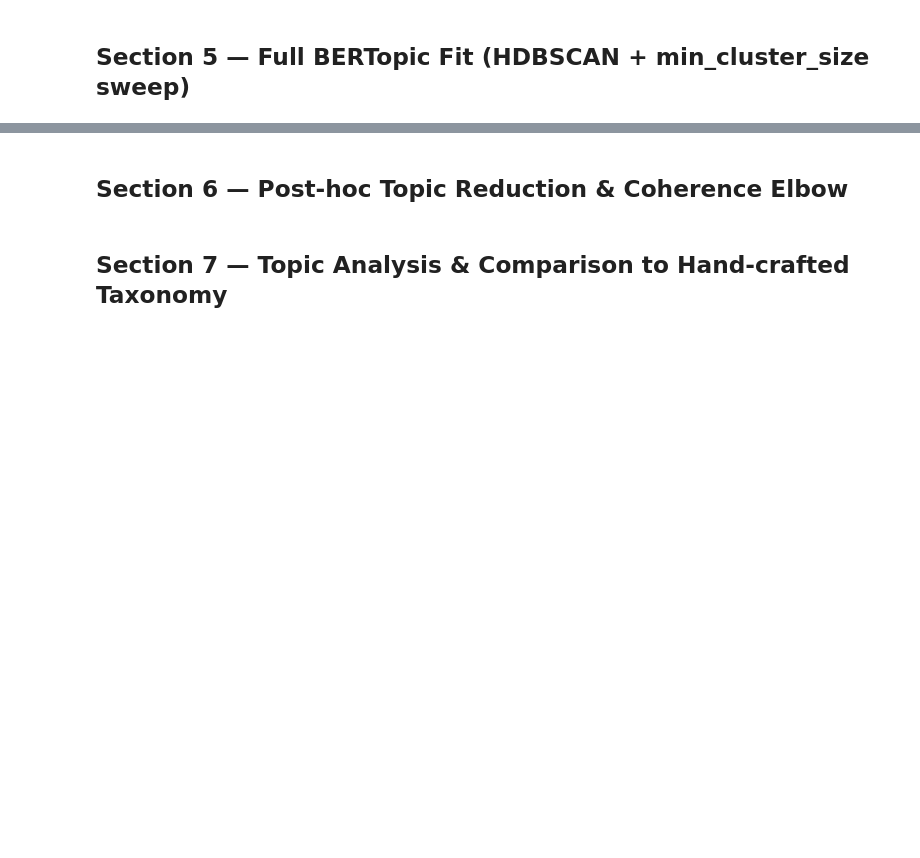
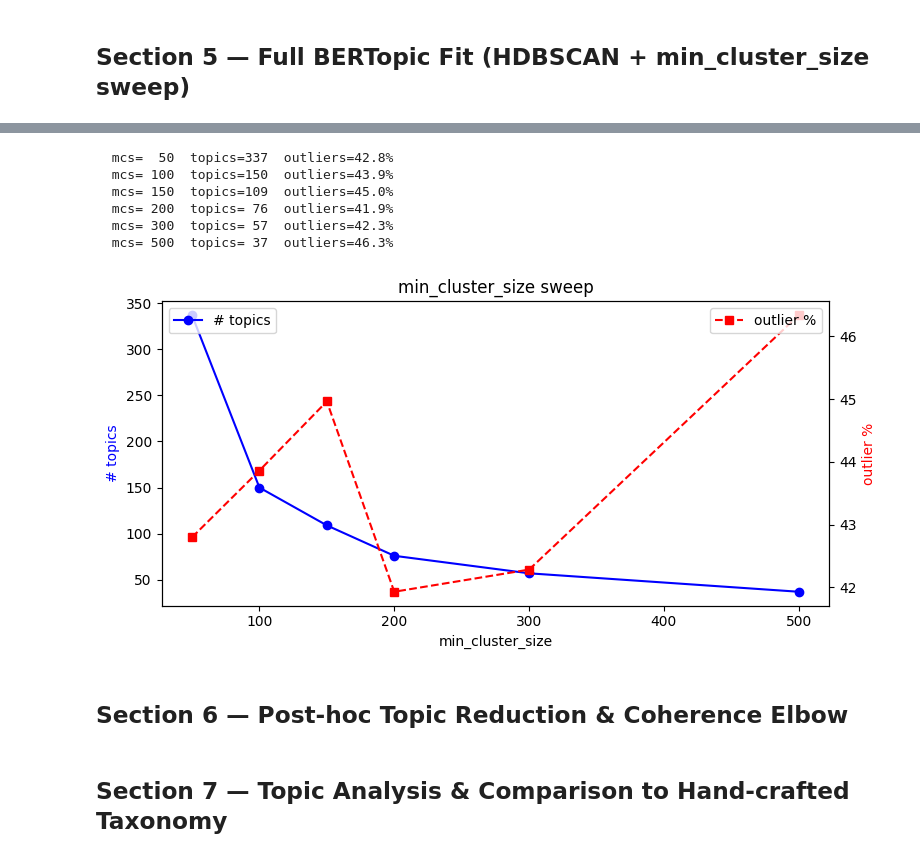
Before and after one commit to nhkhoi91/llm-legal-retrieval, a Jupyter notebook: notebooks/2026-03-12-bertopic.ipynb, the cells around one changed output, grey strips where cells are left out. Saved outputs shown, nothing was run; the diff lists cells and outputs as text; code cells hidden in the pictures; blank space fills up the shorter version.

```diff
--- a/notebooks/2026-03-12-bertopic.ipynb
+++ b/notebooks/2026-03-12-bertopic.ipynb
@@ -299,34 +344,42 @@ sweep_results = []
 for mcs in sweep_sizes:
     hdb = HDBSCAN(min_cluster_size=mcs, metric='euclidean',
                   cluster_selection_method='eom', prediction_data=False)
     um  = UMAP(n_neighbors=N_NEIGHBORS, n_components=N_COMPONENTS,
                min_dist=0.0, metric='cosine', random_state=42)
     bm  = BERTopic(umap_model=um, hdbscan_model=hdb,
-                   vectorizer_model=CountVectorizer(min_df=5, ngram_range=(1,2), stop_words=STOP_WORDS),
+                   vectorizer_model=CountVectorizer(min_df=5, ngram_range=(1,2)),
                    verbose=False, calculate_probabilities=False)
     t, _ = bm.fit_transform(texts, embeddings=corpus_embs)
     t_arr   = np.array(t)
     n_t     = bm.get_topic_info().shape[0] - 1
     out_pct = 100 * (t_arr == -1).sum() / len(t_arr)
     sweep_results.append({'mcs': mcs, 'n_topics': n_t, 'outlier_pct': out_pct})
     print(f'  mcs={mcs:4d}  topics={n_t:3d}  outliers={out_pct:.1f}%')
     del bm, um, hdb
     gc.collect()
 
 sweep_df = pd.DataFrame(sweep_results)
 fig, ax1 = plt.subplots(figsize=(8, 4))
 ax2 = ax1.twinx()
 ax1.plot(sweep_df['mcs'], sweep_df['n_topics'], 'o-b', label='# topics')
 ax2.plot(sweep_df['mcs'], sweep_df['outlier_pct'], 's--r', label='outlier %')
 ax1.set_xlabel('min_cluster_size')
 ax1.set_ylabel('# topics', color='b')
 ax2.set_ylabel('outlier %', color='r')
 ax1.legend(loc='upper left')
 ax2.legend(loc='upper right')
 plt.title('min_cluster_size sweep')
 plt.tight_layout()
 plt.savefig(f'{OUT_DIR}/mcs_sweep.png', dpi=120)
 plt.show()
+# %% [output]
+  mcs=  50  topics=337  outliers=42.8%
+  mcs= 100  topics=150  outliers=43.9%
+  mcs= 150  topics=109  outliers=45.0%
+  mcs= 200  topics= 76  outliers=41.9%
+  mcs= 300  topics= 57  outliers=42.3%
+  mcs= 500  topics= 37  outliers=46.3%
+[figure, added]
 # %% [markdown]
 ## Section 6 — Post-hoc Topic Reduction & Coherence Elbow
 # %%
```
Also changed, not shown: parts of 9 cells of this notebook, 21 other files.
